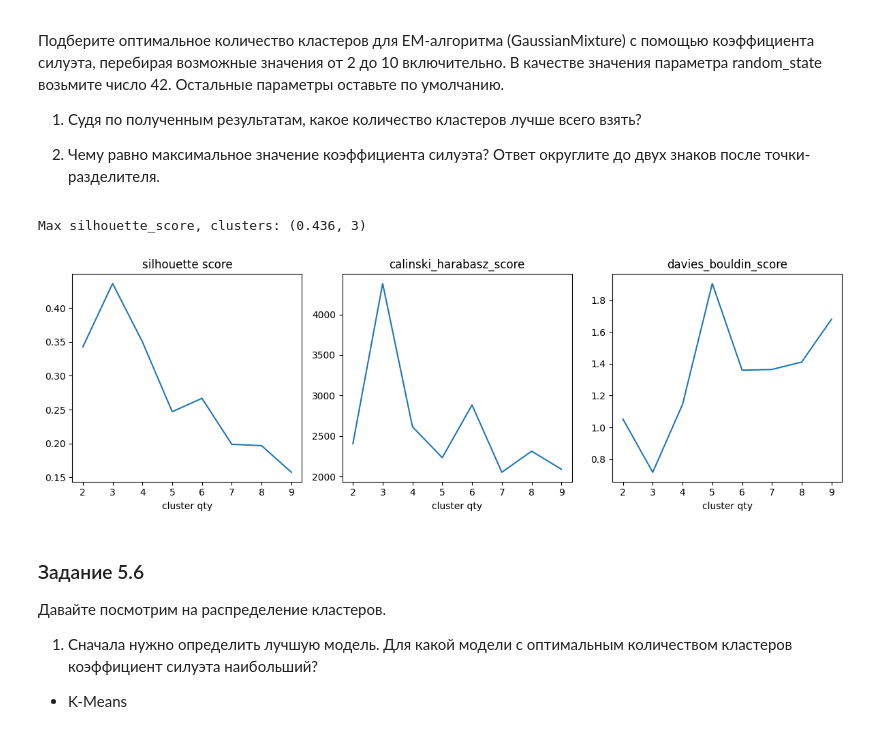
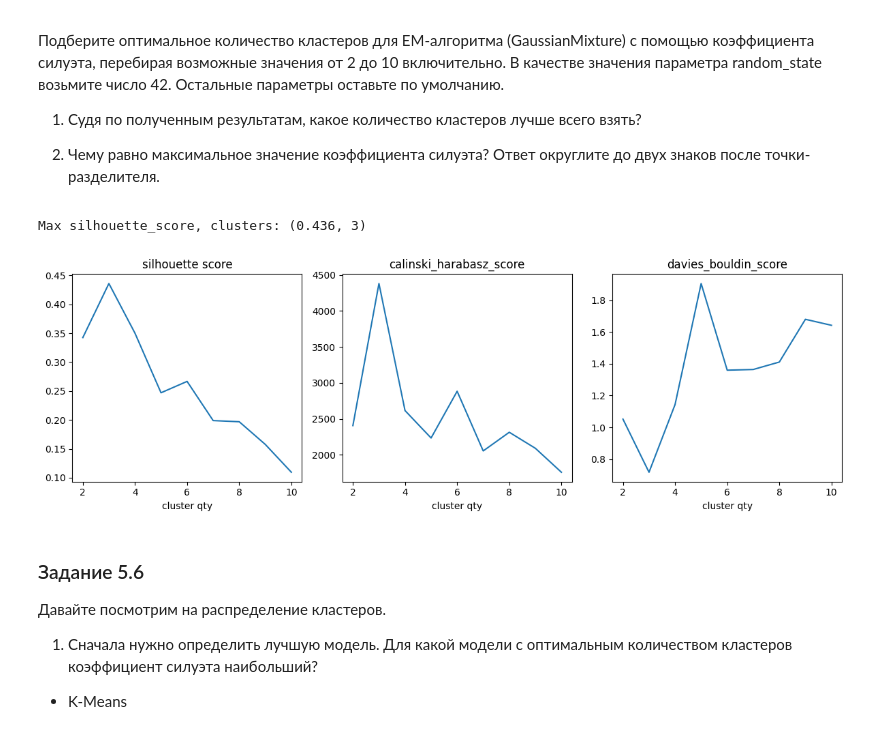
Before and after one commit to ssiarhei115/Shop-customers-segmentation, a Jupyter notebook: code.ipynb, the cells around one changed output. Cells and saved outputs as stored; diff of their text form; code cells hidden in the pictures.

```diff
--- a/code.ipynb
+++ b/code.ipynb
@@ -402,8 +530,9 @@ print(f"data shape: {data.shape}")
 * Ирландия (EIRE)
 * Австралия (Australia)
 # %%
-df = pd.read_csv('data/segm_data_treated.csv', index_col=0)
+#df = pd.read_csv('data/segm_data_treated.csv', index_col=0)
 
+df = data.copy()
 country_df = df.groupby('Country')['CustomerID'].nunique().nlargest(15).sort_values(ascending=False).to_frame()
 
 plt.figure(figsize=(8,6)) #,dpi=200)
@@ -475,7 +604,7 @@ sns.barplot(y=country_df.index, x=country_df.values, orient='h').set(title='Inco
 
 Постройте визуализацию, отражающую распределение суммарной выручки от заказов по месяцам. Укажите номер самого прибыльного для компании месяца. Предположите, почему так происходит.
 # %%
-df['InvoiceDate'] = pd.to_datetime(df['InvoiceDate'])
+#df['InvoiceDate'] = pd.to_datetime(df['InvoiceDate'])
 df['InvoiceMonth'] = df['InvoiceDate'].dt.month
 df['InvoiceWDay'] = df['InvoiceDate'].dt.day_name()
 df['InvoiceHour'] = df['InvoiceDate'].dt.hour
@@ -739,7 +868,7 @@ class Clusterer():
 
     def get_params(self):
         if self.model == cluster.KMeans:
-            return {'random_state':42, 'n_init':10, 'n_clusters':self.flex}
+            return {'random_state':42,  'n_clusters':self.flex}#'n_init':10,
         elif self.model == mixture.GaussianMixture:
             return {'random_state':42, 'n_components':self.flex}
         elif self.model == cluster.AgglomerativeClustering:
@@ -797,12 +926,12 @@ Max silhouette_score, clusters: (0.524, 3)
 
 2) Чему равно максимальное значение коэффициента силуэта? Ответ округлите до двух знаков после точки-разделителя.
 # %%
-EM = Clusterer(mixture.GaussianMixture, [2,10], rfm_decomp)
+EM = Clusterer(mixture.GaussianMixture, [2,11], rfm_decomp)
 
 print(f"Max silhouette_score, clusters: {EM.opt_cluster_qty()[0]}")
 # %% [output]
 Max silhouette_score, clusters: (0.436, 3)
-[figure, old version]
+[figure, new version]
 # %% [markdown]
 ### Задание 5.6
 Давайте посмотрим на распределение кластеров.
```
Also changed, not shown: parts of 40 cells of this notebook, 3 other files.
